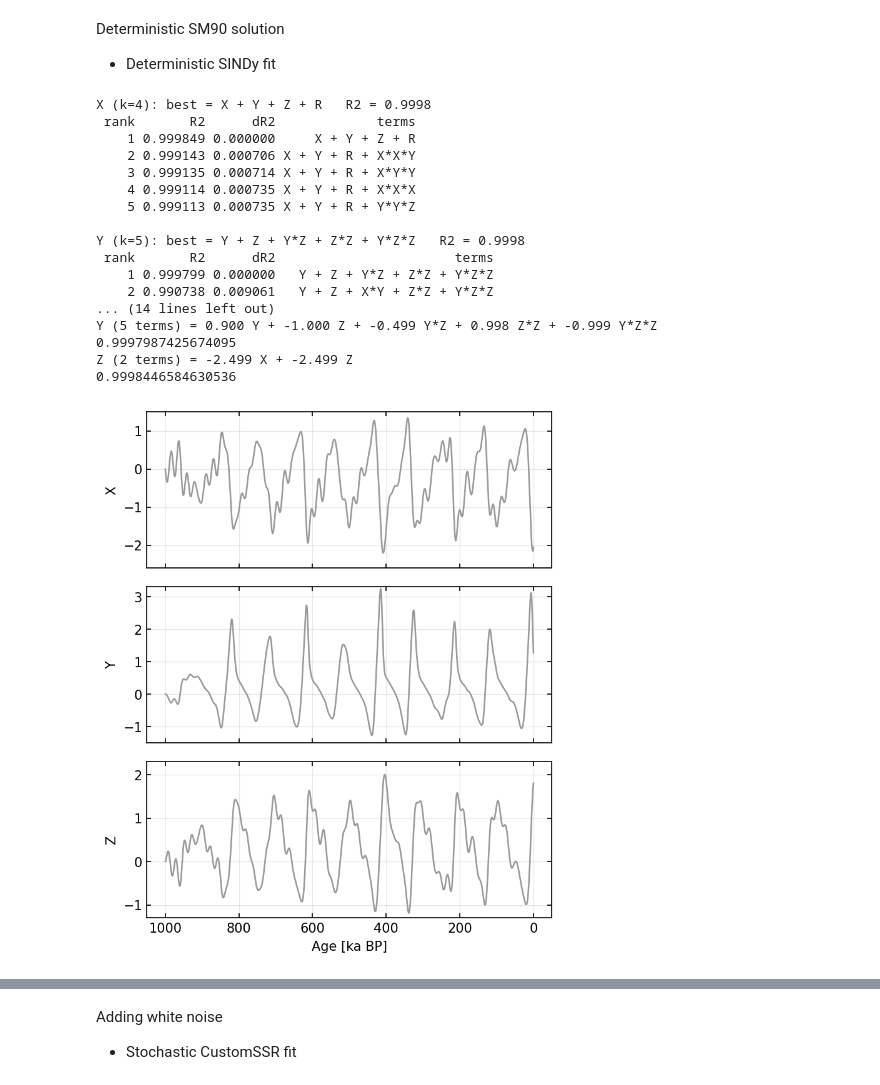
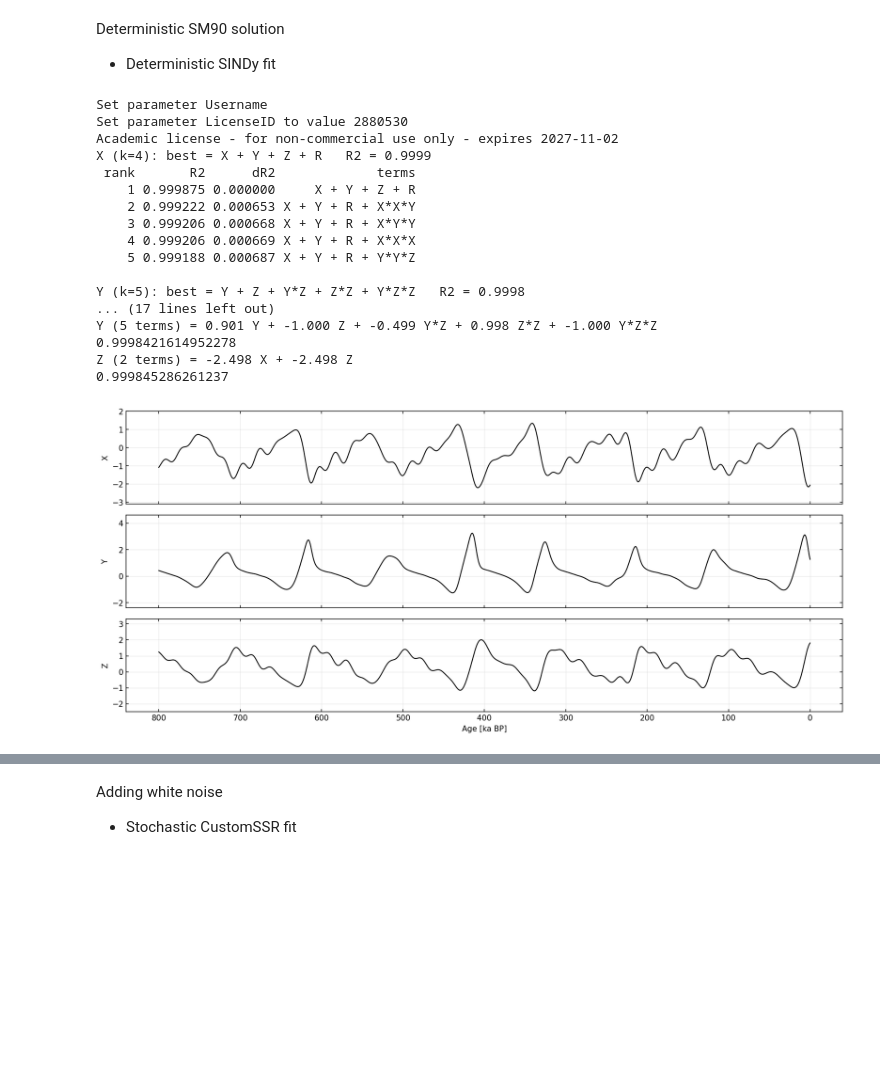
Before and after one commit to vivekveluvali/LatePleistoceneNeuralEmulator, a Jupyter notebook: SINDy/SM90.ipynb, the cells around one changed output, grey strips where cells are left out. Drawn from its saved outputs; the diff is of its cells as text; code cells hidden in the pictures; blank space fills up the shorter version.

```diff
--- a/SINDy/SM90.ipynb
+++ b/SINDy/SM90.ipynb
@@ -20,8 +19,9 @@ Insolaion
 - Create interp1d object
 '''
 
-berger90_insol = pd.read_csv('../forcing/palinsol_ber90_raw.csv')
-R_df = berger90_insol.loc[berger90_insol['age_kyr'] <= 1000, ['age_kyr', 'Q65N_lam120_raw']].copy()
+T0 = 1000
+berger90_insol = pd.read_csv('./forcing/palinsol_ber90_raw.csv')
+R_df = berger90_insol.loc[berger90_insol['age_kyr'] <= T0, ['age_kyr', 'Q65N_lam120_raw']].copy()
 R_df['Q65N_lam120_std'] = (R_df['Q65N_lam120_raw'] - np.mean(R_df['Q65N_lam120_raw'])) / np.std(R_df['Q65N_lam120_raw'])
 R = interp1d(
     R_df["age_kyr"][::-1] / 10,
@@ -39,7 +39,8 @@ Deterministic SM90 solution
 '''
 dt = 0.1
 t_end = 100
-t = np.arange(0, t_end + dt/2, dt) # add 1/2 to cover sampling at 0-1 kyrs before present
+t_full = np.arange(0, t_end + dt/2, dt) # add 1/2 to cover sampling at 0-1 kyrs before present
+t = t_full[200:]
 system_0 = np.array([0,0,0])
 sol_deterministic = solve_ivp(SM90_deterministic, t_span=[0, t_end] , y0 = system_0, t_eval = t, args=(R,))
 
@@ -50,12 +51,13 @@ Z_deterministic = sol_deterministic.y[2]
 '''
 timeseries
 '''
-age_model = 1000 - 10 * sol_deterministic.t
+age_model = T0 - 10 * sol_deterministic.t
 ys_deterministic = np.array([X_deterministic, Y_deterministic, Z_deterministic])
 labels = ['X', 'Y', 'Z']
 xlabel = 'Age [ka BP]'
-width = 6
-ylims = [(-2.6, 1.5), (-1.5, 3.3), (-1.3, 2.3)]
+width = 14
+ylims = [(-3.1, 2.0), (-2.4, 4.6), (-2.5, 3.3)]
+colors = ['black']
 start=300
 end=450
 
@@ -64,8 +66,8 @@ plot_timeseries(age_model,
                 ylim=ylims,
                 width=width,
                 labels=labels,
+                colors=colors,
                 invert_xaxis=True,
-                colors=['0.6'], true_color='black',   # grey: red noise, black: deterministic
                 margins=True, save_path='figs_SM90/SM90_ts.pdf')
 
 '''
@@ -82,9 +84,9 @@ Theta, _ = build_theta_SM90(X_deterministic, Y_deterministic, Z_deterministic, R
 
 alpha = 0
 sparsity_range = (1, 35)
-Xmodels, XMMSEs, XR2s, Xdfs, optimal = customMIOSR(dX_deterministic, Theta, sparsity_range, n_blocks=6, normalize=True, alpha=alpha)
-Ymodels, YMMSEs, YR2s, Ydfs, optimal = customMIOSR(dY_deterministic, Theta, sparsity_range, n_blocks=6, normalize=True, alpha=alpha)
-Zmodels, ZMMSEs, ZR2s, Zdfs, optimal = customMIOSR(dZ_deterministic, Theta, sparsity_range, n_blocks=6, normalize=True, alpha=alpha)
+Xmodels_det, XMMSEs_det, XR2s_det, Xdfs_det, Xoptimal_det = customMIOSR(dX_deterministic, Theta, sparsity_range, n_blocks=6, normalize=True, alpha=alpha)
+Ymodels_det, YMMSEs_det, YR2s_det, Ydfs_det, Yoptimal_det = customMIOSR(dY_deterministic, Theta, sparsity_range, n_blocks=6, normalize=True, alpha=alpha)
+Zmodels_det, ZMMSEs_det, ZR2s_det, Zdfs_det, Zoptimal_det = customMIOSR(dZ_deterministic, Theta, sparsity_range, n_blocks=6, normalize=True, alpha=alpha)
 
 
 '''
@@ -93,67 +95,67 @@ CV column
 ylims_cv = [(10**-4.3, 1)] * 3
 xlabel_cv = 'k'
 ylabels_cv = [r"$\dot{X}$", r"$\dot{Y}$", r"$\dot{Z}$"]
-sel_cv = [4, 5, 2]                      # SM90 truth: number of terms per equation
+sel_cv_det = [4, 5, 2]                      # SM90 truth: number of terms per equation
 
-plot_cv_column([XMMSEs, YMMSEs, ZMMSEs],
+plot_cv_column([XMMSEs_det, YMMSEs_det, ZMMSEs_det],
                logy=True,
                ylabels=ylabels_cv,
                xlabel=xlabel_cv,
                ylim=ylims_cv,
                best=False,
-               sel=sel_cv,
-               selstring='SM90 truth',
+               sel=sel_cv_det,
+               selstring='Selected',
                width=4,
                margins=True, save_path='figs_SM90/cv_deterministic.pdf')
 
 '''
 uniqueness
 '''
 n_top = 75
 dots_deterministic = {'X': dX_deterministic, 'Y': dY_deterministic, 'Z': dZ_deterministic}
 Ks_deterministic = {'X': 4, 'Y': 5, 'Z':2}
 subset_tables = {eq: all_subsets_R2(dots_deterministic[eq], Theta, k, n_top=n_top) for eq, k in Ks_deterministic.items()}
 
 for eq, df in subset_tables.items():
     print(f"{eq} (k={Ks_deterministic[eq]}): best = {df['terms'].iloc[0]}   R2 = {df['R2'].iloc[0]:.4f}")
     print(df.head(5).to_string(index=False), '\n')
 
 plot_rank_dR2(list(subset_tables.values()),
               y='dR2',
               ylabels=[r'$\Delta R^2_X$', r'$\Delta R^2_Y$', r'$\Delta R^2_Z$'],
               logy=True,
               width=4,
               margins=True, save_path='figs_SM90/deterministic_rank_dR2.pdf',
               ylim=(5e-4, 1),
               markers=True,
               ms= 2.5,
               drop_best=True)
 
 '''
 Print models
 '''
-print_model(Xmodels, 4, 'X')
-print(XR2s[4])
-print_model(Ymodels, 5, 'Y')
-print(YR2s[5])
-print_model(Zmodels, 2, 'Z')
-print(ZR2s[2])
+print_model(Xmodels_det, 4, 'X')
+print(XR2s_det[4])
+print_model(Ymodels_det, 5, 'Y')
+print(YR2s_det[5])
+print_model(Zmodels_det, 2, 'Z')
+print(ZR2s_det[2])
 # %% [output]
-X (k=4): best = X + Y + Z + R   R2 = 0.9998
+Set parameter Username
+Set parameter LicenseID to value 2880530
+Academic license - for non-commercial use only - expires 2027-11-02
+X (k=4): best = X + Y + Z + R   R2 = 0.9999
  rank       R2      dR2             terms
-    1 0.999849 0.000000     X + Y + Z + R
-    2 0.999143 0.000706 X + Y + R + X*X*Y
-    3 0.999135 0.000714 X + Y + R + X*Y*Y
-    4 0.999114 0.000735 X + Y + R + X*X*X
-    5 0.999113 0.000735 X + Y + R + Y*Y*Z
+    1 0.999875 0.000000     X + Y + Z + R
+    2 0.999222 0.000653 X + Y + R + X*X*Y
+    3 0.999206 0.000668 X + Y + R + X*Y*Y
+    4 0.999206 0.000669 X + Y + R + X*X*X
+    5 0.999188 0.000687 X + Y + R + Y*Y*Z
 
 Y (k=5): best = Y + Z + Y*Z + Z*Z + Y*Z*Z   R2 = 0.9998
- rank       R2      dR2                       terms
-    1 0.999799 0.000000   Y + Z + Y*Z + Z*Z + Y*Z*Z
-    2 0.990738 0.009061   Y + Z + X*Y + Z*Z + Y*Z*Z
-... (14 lines left out)
-Y (5 terms) = 0.900 Y + -1.000 Z + -0.499 Y*Z + 0.998 Z*Z + -0.999 Y*Z*Z
-0.9997987425674095
-Z (2 terms) = -2.499 X + -2.499 Z
-0.9998446584630536
+... (17 lines left out)
+Y (5 terms) = 0.901 Y + -1.000 Z + -0.499 Y*Z + 0.998 Z*Z + -1.000 Y*Z*Z
+0.9998421614952278
+Z (2 terms) = -2.498 X + -2.498 Z
+0.999845286261237
-[figure, old version]
+[figure, new version]
```
Also changed, not shown: parts of 13 cells of this notebook, 42 other files.
